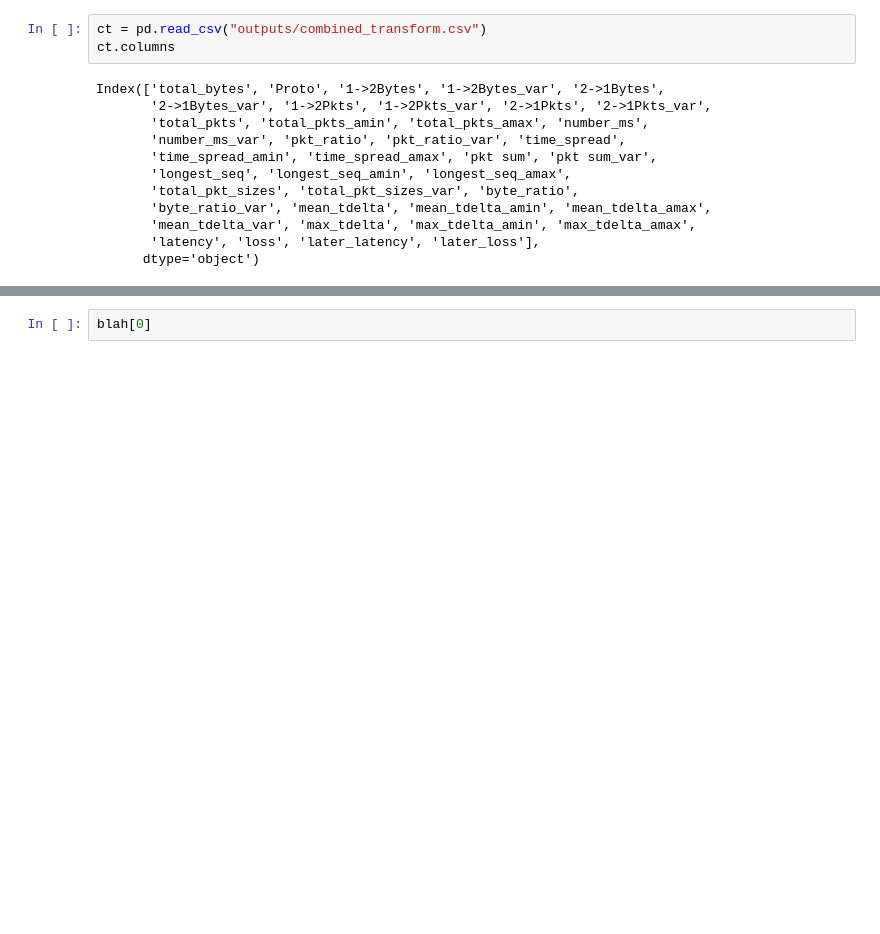
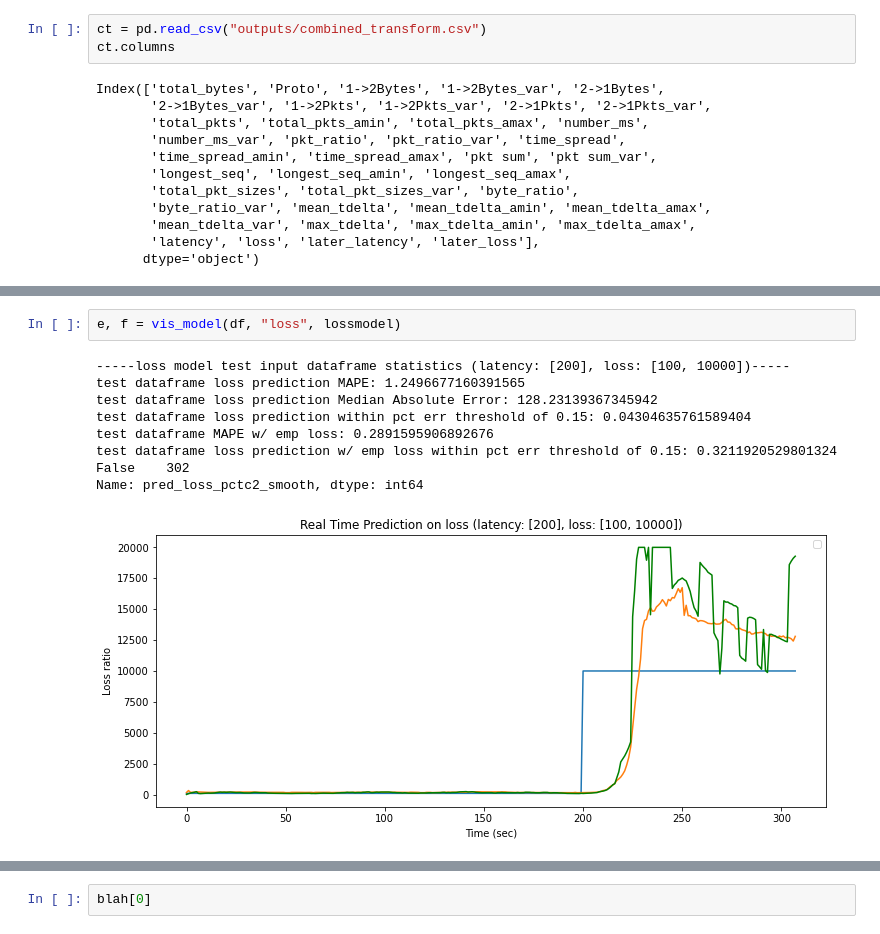
Before and after one commit to LauraDiao/Anomaly_Detectives, a Jupyter notebook: wk9.ipynb, the cells around one changed output, grey strips where cells are left out. Cells and saved outputs as stored; diff of their text form; blank space fills up the shorter version.

```diff
--- a/wk9.ipynb
+++ b/wk9.ipynb
@@ -417,3 +475,15 @@ test dataframe latency prediction within pct err threshold of 0.15: 0.1258278145
+# %%
+e, f = vis_model(df, "loss", lossmodel)
+# %% [output]
+-----loss model test input dataframe statistics (latency: [200], loss: [100, 10000])-----
+test dataframe loss prediction MAPE: 1.2496677160391565
+test dataframe loss prediction Median Absolute Error: 128.23139367345942
+test dataframe loss prediction within pct err threshold of 0.15: 0.04304635761589404
+test dataframe MAPE w/ emp loss: 0.2891595906892676
+test dataframe loss prediction w/ emp loss within pct err threshold of 0.15: 0.3211920529801324
+False    302
+Name: pred_loss_pctc2_smooth, dtype: int64
+[figure, added]
 # %%
 def get_statistics(filedir, classify=False):
     # dir_ = 'data/jennawk5data'
```
Also changed, not shown: parts of 7 cells of this notebook, 1 other file.
